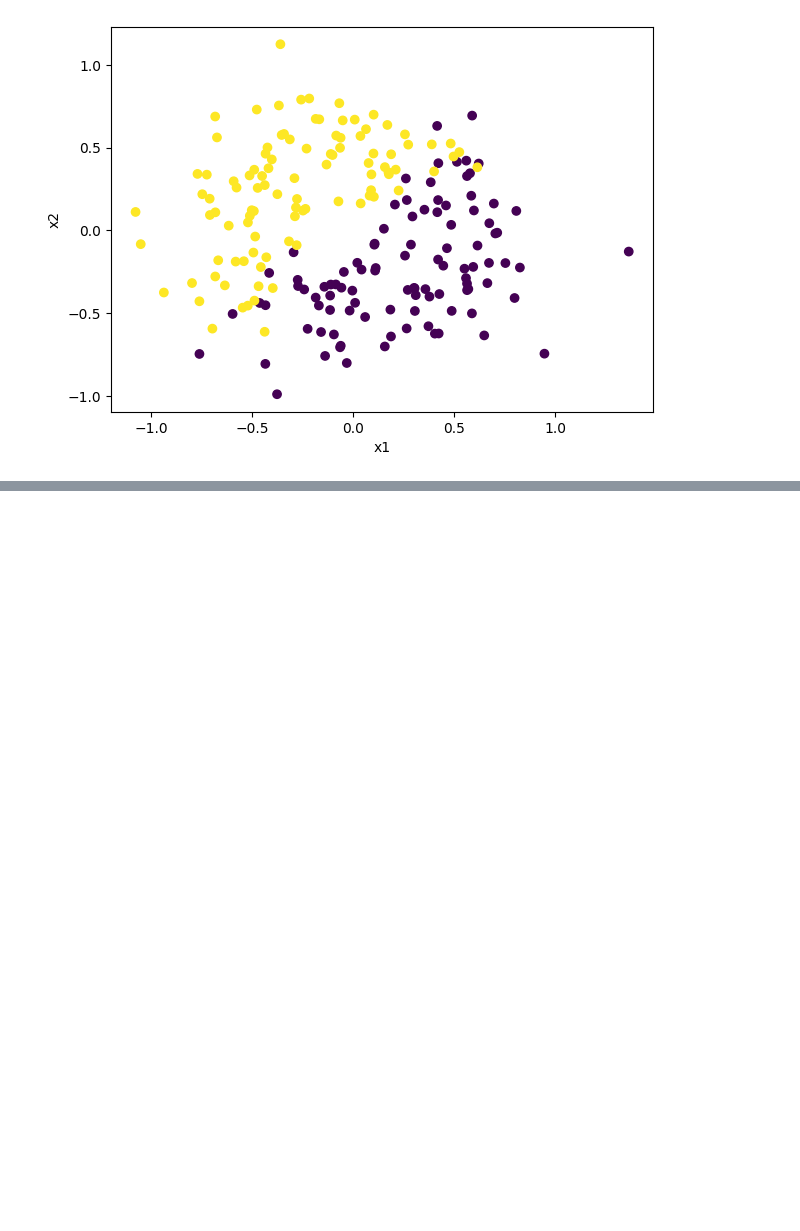
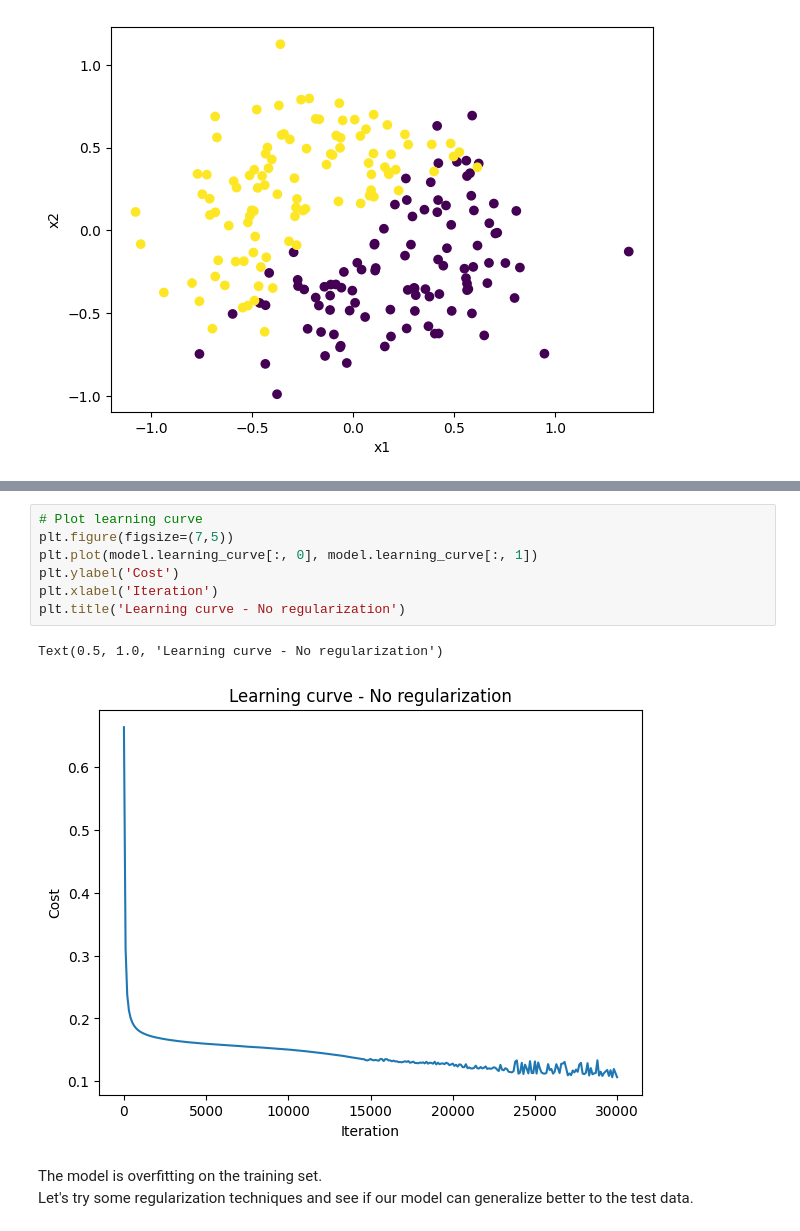
Before and after one commit to JanetVictorious/deep-learning-fundamentals, a Jupyter notebook: basic_neural_networks/dnn_w_regularization.ipynb, the cells around one changed output, grey strips where cells are left out. Drawn from its saved outputs; the diff is of its cells as text; blank space fills up the shorter version.

```diff
--- a/basic_neural_networks/dnn_w_regularization.ipynb
+++ b/basic_neural_networks/dnn_w_regularization.ipynb
@@ -45,0 +103,13 @@ ValueError: operands could not be broadcast together with shapes (20,400) (3,400
+# %%
+# Plot learning curve
+plt.figure(figsize=(7,5))
+plt.plot(model.learning_curve[:, 0], model.learning_curve[:, 1])
+plt.ylabel('Cost')
+plt.xlabel('Iteration')
+plt.title('Learning curve - No regularization')
+# %% [output]
+Text(0.5, 1.0, 'Learning curve - No regularization')
+[figure, added]
+# %% [markdown]
+The model is overfitting on the training set.
+Let's try some regularization techniques and see if our model can generalize better to the test data.
```
Also changed, not shown: parts of 19 cells of this notebook, 1 other file.
